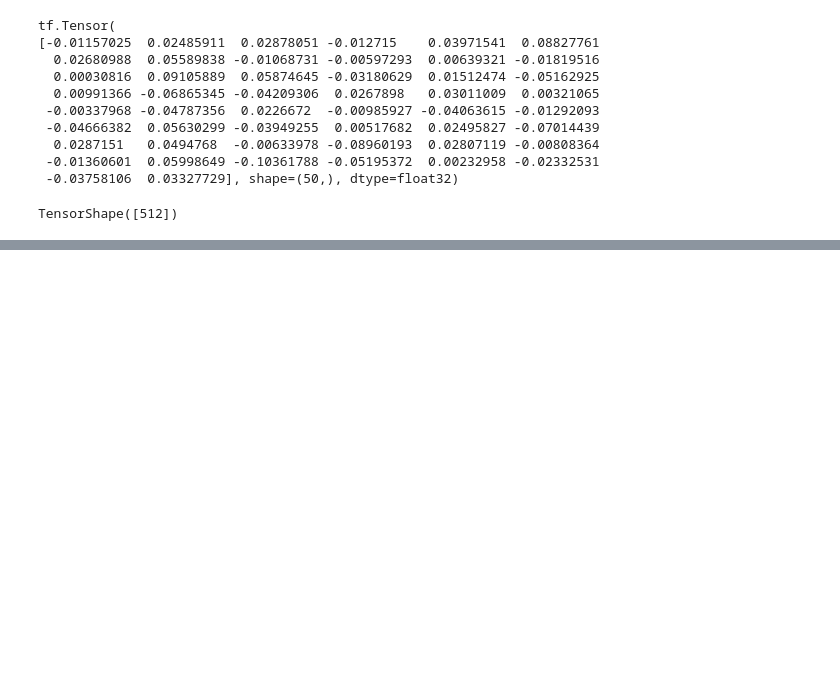
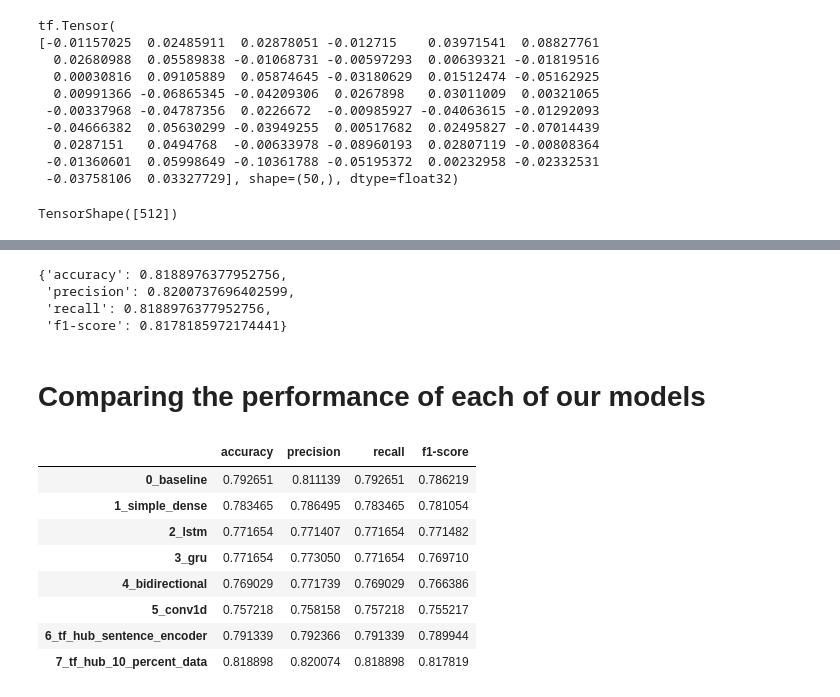
Before and after one commit to MelihKlc/Deep-Learning, a Jupyter notebook: Introduction_to_NLP.ipynb, the cells around one changed output, grey strips where cells are left out. Cells and saved outputs as stored; diff of their text form; code cells hidden in the pictures; blank space fills up the shorter version.

```diff
--- a/Introduction_to_NLP.ipynb
+++ b/Introduction_to_NLP.ipynb
@@ -1406,0 +1555,3 @@ model_6_improve_results
+# %%
+model_7_preds = model_7.predict(val_sentences)
+model_7_preds
@@ -1406,0 +1598,12 @@ model_6_improve_results
+# %%
+model_7_results = calculate_results(y_true = val_labels ,
+                                    y_pred = model_7_preds
+                                    )
+model_7_results
+# %% [output]
+{'accuracy': 0.8188976377952756,
+ 'precision': 0.8200737696402599,
+ 'recall': 0.8188976377952756,
+ 'f1-score': 0.8178185972174441}
+# %% [markdown]
+# Comparing the performance of each of our models
@@ -1406,0 +1623,13 @@ model_6_improve_results
+# %%
+all_model_results = all_model_results.transpose()
+all_model_results
+# %% [output]
+|  | accuracy | precision | recall | f1-score |
+| 0_baseline | 0.792651 | 0.811139 | 0.792651 | 0.786219 |
+| 1_simple_dense | 0.783465 | 0.786495 | 0.783465 | 0.781054 |
+| 2_lstm | 0.771654 | 0.771407 | 0.771654 | 0.771482 |
+| 3_gru | 0.771654 | 0.773050 | 0.771654 | 0.769710 |
+| 4_bidirectional | 0.769029 | 0.771739 | 0.769029 | 0.766386 |
+| 5_conv1d | 0.757218 | 0.758158 | 0.757218 | 0.755217 |
+| 6_tf_hub_sentence_encoder | 0.791339 | 0.792366 | 0.791339 | 0.789944 |
+| 7_tf_hub_10_percent_data | 0.818898 | 0.820074 | 0.818898 | 0.817819 |
```
Also changed, not shown: parts of 63 cells of this notebook.
